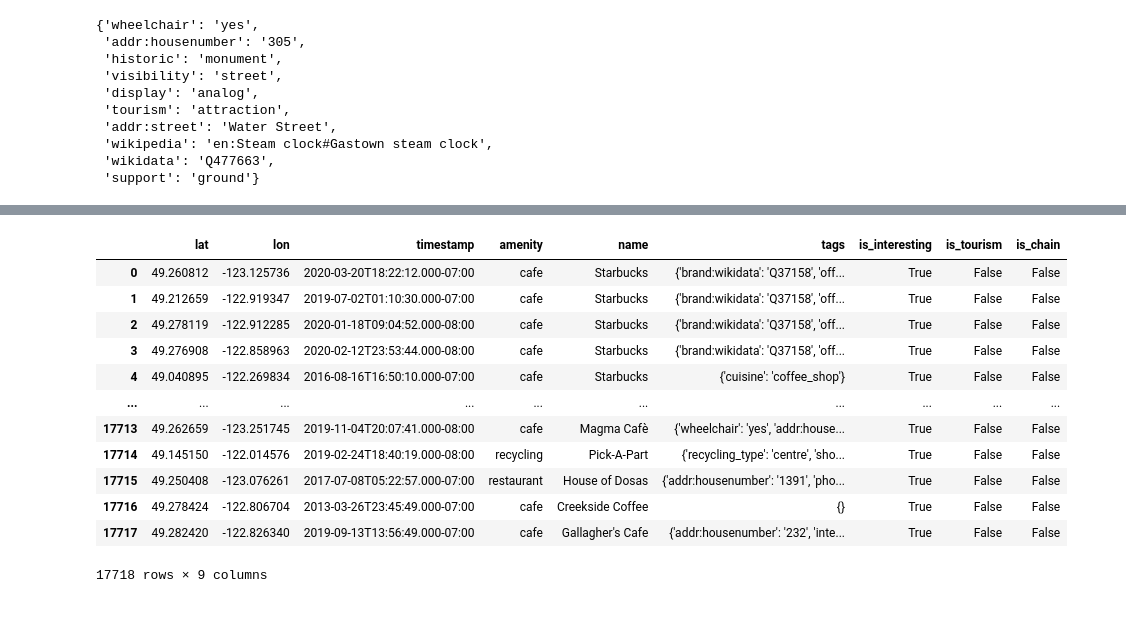
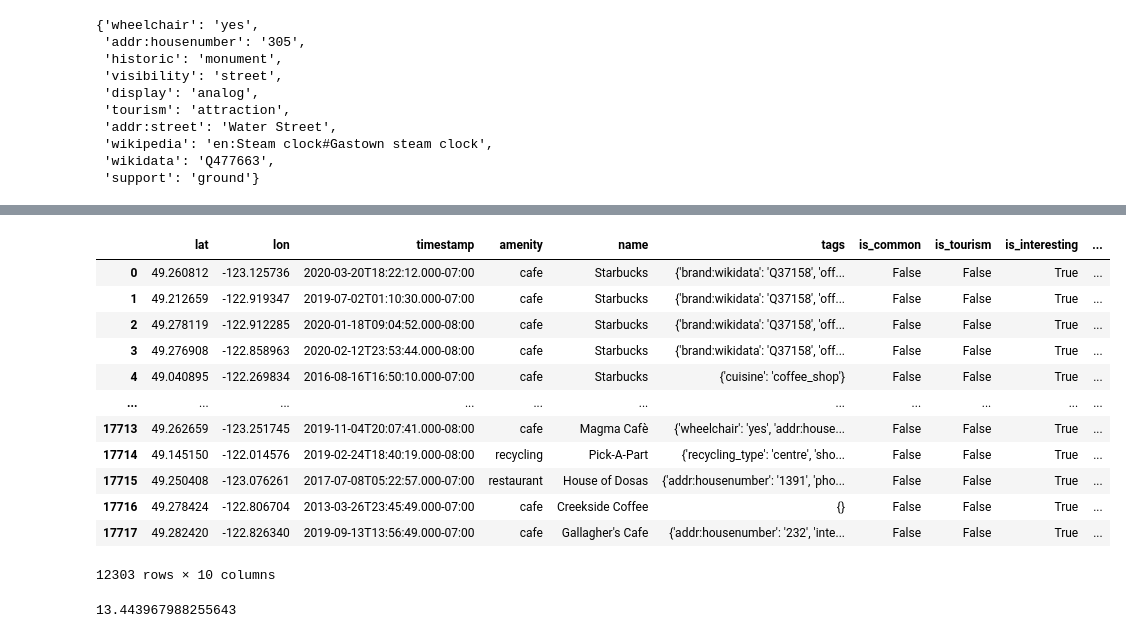
Before and after one commit to jchhuang-tech/geo-stats-data, a Jupyter notebook: nearby_amenities.ipynb, the cells around one changed output, grey strips where cells are left out. Cells and saved outputs as stored; diff of their text form; code cells hidden in the pictures.

```diff
--- a/h1.ipynb
+++ b/nearby_amenities.ipynb
@@ -173,2 +141,0 @@ is_chain = chain_count[['name','is_chain']]
-# %%
-df = df.merge(is_chain, how='outer', on='name')
@@ -191,18 +160,16 @@ df
 # %%
-df['is_chain'] = (df['is_chain'] == True)
+df[df['is_interesting'] == True]
+# %% [output]
+|  | lat | lon | timestamp | amenity | name | tags | is_common | is_tourism | is_interesting | ... |
+| 0 | 49.260812 | -123.125736 | 2020-03-20T18:22:12.000-07:00 | cafe | Starbucks | {'brand:wikidata': 'Q37158', 'off... | False | False | True | ... |
+| 1 | 49.212659 | -122.919347 | 2019-07-02T01:10:30.000-07:00 | cafe | Starbucks | {'brand:wikidata': 'Q37158', 'off... | False | False | True | ... |
+| 2 | 49.278119 | -122.912285 | 2020-01-18T09:04:52.000-08:00 | cafe | Starbucks | {'brand:wikidata': 'Q37158', 'off... | False | False | True | ... |
+| 3 | 49.276908 | -122.858963 | 2020-02-12T23:53:44.000-08:00 | cafe | Starbucks | {'brand:wikidata': 'Q37158', 'off... | False | False | True | ... |
+| 4 | 49.040895 | -122.269834 | 2016-08-16T16:50:10.000-07:00 | cafe | Starbucks | {'cuisine': 'coffee_shop'} | False | False | True | ... |
+| ... | ... | ... | ... | ... | ... | ... | ... | ... | ... | ... |
+| 17713 | 49.262659 | -123.251745 | 2019-11-04T20:07:41.000-08:00 | cafe | Magma Cafè | {'wheelchair': 'yes', 'addr:house... | False | False | True | ... |
+| 17714 | 49.145150 | -122.014576 | 2019-02-24T18:40:19.000-08:00 | recycling | Pick-A-Part | {'recycling_type': 'centre', 'sho... | False | False | True | ... |
+| 17715 | 49.250408 | -123.076261 | 2017-07-08T05:22:57.000-07:00 | restaurant | House of Dosas | {'addr:housenumber': '1391', 'pho... | False | False | True | ... |
+| 17716 | 49.278424 | -122.806704 | 2013-03-26T23:45:49.000-07:00 | cafe | Creekside Coffee | {} | False | False | True | ... |
+| 17717 | 49.282420 | -122.826340 | 2019-09-13T13:56:49.000-07:00 | cafe | Gallagher's Cafe | {'addr:housenumber': '232', 'inte... | False | False | True | ... |
+12303 rows × 10 columns
-# %%
-df
-# %% [output]
-|  | lat | lon | timestamp | amenity | name | tags | is_interesting | is_tourism | is_chain |
-| 0 | 49.260812 | -123.125736 | 2020-03-20T18:22:12.000-07:00 | cafe | Starbucks | {'brand:wikidata': 'Q37158', 'off... | True | False | False |
-| 1 | 49.212659 | -122.919347 | 2019-07-02T01:10:30.000-07:00 | cafe | Starbucks | {'brand:wikidata': 'Q37158', 'off... | True | False | False |
-| 2 | 49.278119 | -122.912285 | 2020-01-18T09:04:52.000-08:00 | cafe | Starbucks | {'brand:wikidata': 'Q37158', 'off... | True | False | False |
-| 3 | 49.276908 | -122.858963 | 2020-02-12T23:53:44.000-08:00 | cafe | Starbucks | {'brand:wikidata': 'Q37158', 'off... | True | False | False |
-| 4 | 49.040895 | -122.269834 | 2016-08-16T16:50:10.000-07:00 | cafe | Starbucks | {'cuisine': 'coffee_shop'} | True | False | False |
-| ... | ... | ... | ... | ... | ... | ... | ... | ... | ... |
-| 17713 | 49.262659 | -123.251745 | 2019-11-04T20:07:41.000-08:00 | cafe | Magma Cafè | {'wheelchair': 'yes', 'addr:house... | True | False | False |
-| 17714 | 49.145150 | -122.014576 | 2019-02-24T18:40:19.000-08:00 | recycling | Pick-A-Part | {'recycling_type': 'centre', 'sho... | True | False | False |
-| 17715 | 49.250408 | -123.076261 | 2017-07-08T05:22:57.000-07:00 | restaurant | House of Dosas | {'addr:housenumber': '1391', 'pho... | True | False | False |
-| 17716 | 49.278424 | -122.806704 | 2013-03-26T23:45:49.000-07:00 | cafe | Creekside Coffee | {} | True | False | False |
-| 17717 | 49.282420 | -122.826340 | 2019-09-13T13:56:49.000-07:00 | cafe | Gallagher's Cafe | {'addr:housenumber': '232', 'inte... | True | False | False |
-17718 rows × 9 columns
@@ -208,0 +203,4 @@ df
+# %%
+distance(interesting_amenities.iloc[2], path_points)
+# %% [output]
+13.443967988255643
```
Also changed, not shown: parts of 29 cells of this notebook, 6 other files.
